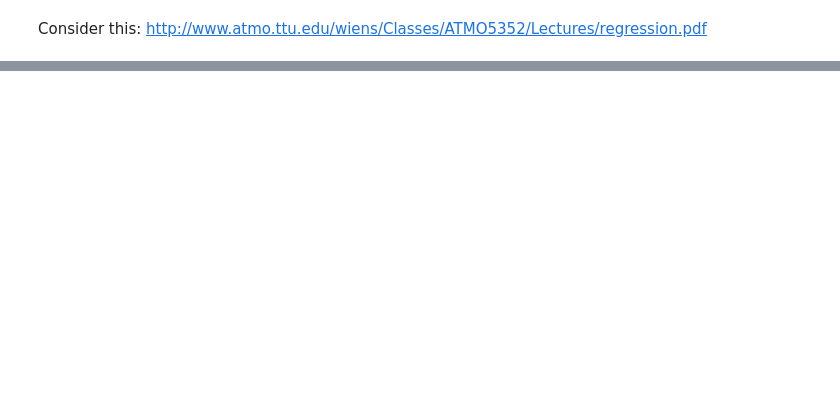
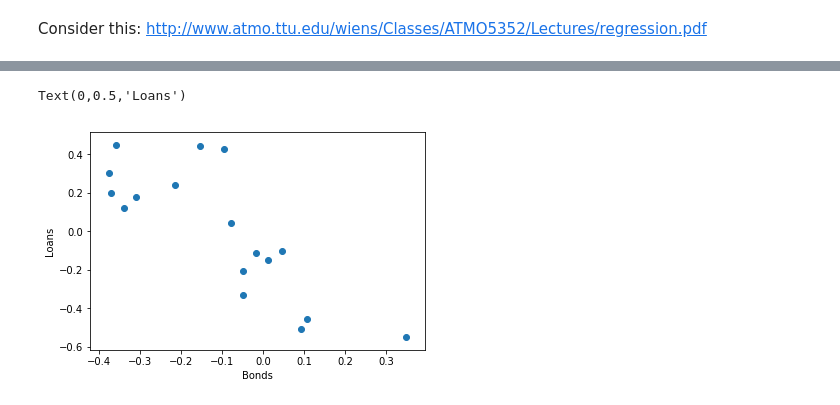
Before and after one commit to cyu1221/CS506, a Jupyter notebook: initial_exploritory_visualizations/fourier_transform/FFT.ipynb, the cells around one changed output, grey strips where cells are left out. Saved outputs shown, nothing was run; the diff lists cells and outputs as text; code cells hidden in the pictures; blank space fills up the shorter version.

```diff
--- a/initial_exploritory_visualizations/fourier_transform/FFT.ipynb
+++ b/initial_exploritory_visualizations/fourier_transform/FFT.ipynb
@@ -62,0 +71,7 @@ Consider this: http://www.atmo.ttu.edu/wiens/Classes/ATMO5352/Lectures/regressio
+# %%
+df1 = pd.read_csv("./../../data/economic_data/^TNX.csv", index_col = "Date")
+TNX = df1.loc[dates[:-1]]
+# %%
+#normalize data
+df1_norm = (df1 - df1.mean()) / (df1.max() - df1.min())
+TNXnorm = pd.DataFrame(data = df1_norm['Adj Close'], index = df1_norm.index)
@@ -62,0 +219,9 @@ Consider this: http://www.atmo.ttu.edu/wiens/Classes/ATMO5352/Lectures/regressio
+# %%
+plt.scatter(TNXnorm2["Adj Close"], df2_norm['All'])
+
+plt.xlabel('Bonds')
+plt.ylabel('Loans')
+#plt.plot(TNXnorm2.index, df2_norm['All'])
+# %% [output]
+Text(0,0.5,'Loans')
+[figure, added]
```
Also changed, not shown: parts of 24 cells of this notebook, 8 other files.
